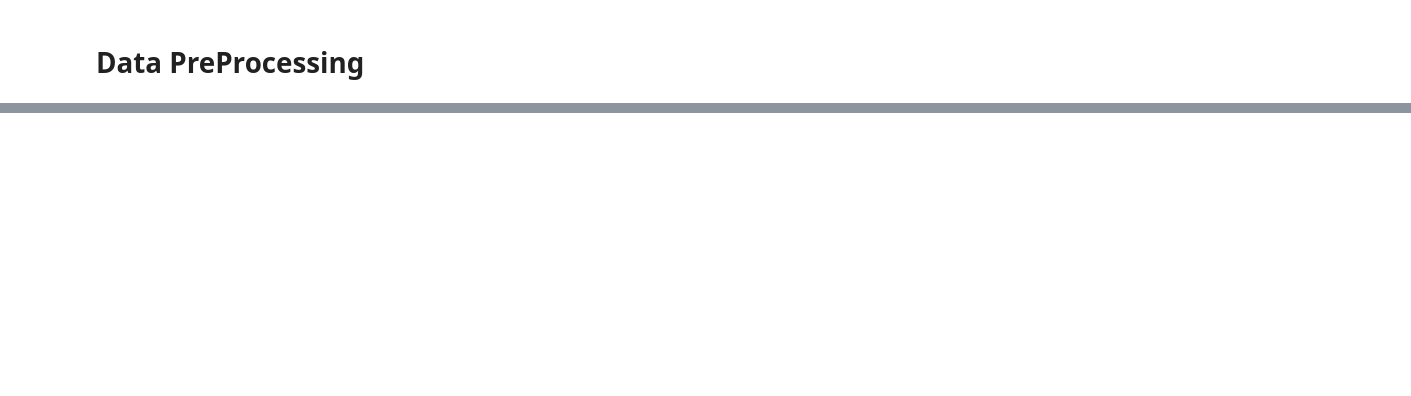
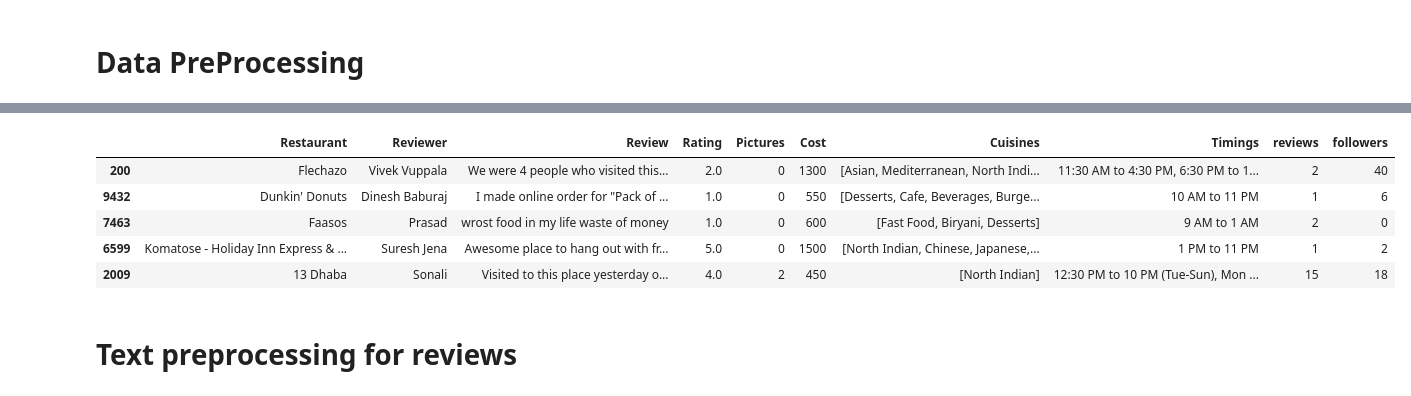
Before and after one commit to bhanuprakash-7/zomato-reviews-clustering-sentimental-analysis, a Jupyter notebook: ZOMATO RESTAURANT CLUSTERING AND SENTIMENT ANALYSIS.ipynb, the cells around one changed output, grey strips where cells are left out. Cells and saved outputs as stored; diff of their text form; code cells hidden in the pictures; blank space fills up the shorter version.

```diff
--- a/ZOMATO RESTAURANT CLUSTERING AND SENTIMENT ANALYSIS.ipynb
+++ b/ZOMATO RESTAURANT CLUSTERING AND SENTIMENT ANALYSIS.ipynb
@@ -190,7 +190,7 @@ df.head()
 # Data Cleaning
 # %%
 # Dropping the unwanted columns
-df.drop(['Reviewer', 'Time', 'Pictures', 'Links', 'Collections'], axis=1, inplace=True)
+df.drop(['Time', 'Links', 'Collections'], axis=1, inplace=True)
 # %%
 print('\033[1m' + 'Column\t   null count' + '\033[0m')
 print(df.isnull().sum())
@@ -249,6 +255,7 @@ dtype: object
 #Changing the datatypes of Restaurant, Review
 df['Restaurant'] = df['Restaurant'].astype(str)
 df['Review'] = df['Review'].astype(str)
+df['Rating'] = df['Rating'].astype(float)
 # %%
 # Cost values are separated by comma in general (22,500 = 22500)
 df['Cost'] = df['Cost'].str.replace(',','').astype(int)
@@ -266,0 +289,11 @@ df.sample(5)
+# %%
+df.sample(5)
+# %% [output]
+|  | Restaurant | Reviewer | Review | Rating | Pictures | Cost | Cuisines | Timings | reviews | followers |
+| 200 | Flechazo | Vivek Vuppala | We were 4 people who visited this... | 2.0 | 0 | 1300 | [Asian, Mediterranean, North Indi... | 11:30 AM to 4:30 PM, 6:30 PM to 1... | 2 | 40 |
+| 9432 | Dunkin' Donuts | Dinesh Baburaj | I made online order for "Pack of ... | 1.0 | 0 | 550 | [Desserts, Cafe, Beverages, Burge... | 10 AM to 11 PM | 1 | 6 |
+| 7463 | Faasos | Prasad | wrost food in my life waste of money | 1.0 | 0 | 600 | [Fast Food, Biryani, Desserts] | 9 AM to 1 AM | 2 | 0 |
+| 6599 | Komatose - Holiday Inn Express & ... | Suresh Jena | Awesome place to hang out with fr... | 5.0 | 0 | 1500 | [North Indian, Chinese, Japanese,... | 1 PM to 11 PM | 1 | 2 |
+| 2009 | 13 Dhaba | Sonali | Visited to this place yesterday o... | 4.0 | 2 | 450 | [North Indian] | 12:30 PM to 10 PM (Tue-Sun), Mon ... | 15 | 18 |
+# %% [markdown]
+# Text preprocessing for reviews
```
Also changed, not shown: parts of 13 cells of this notebook.
